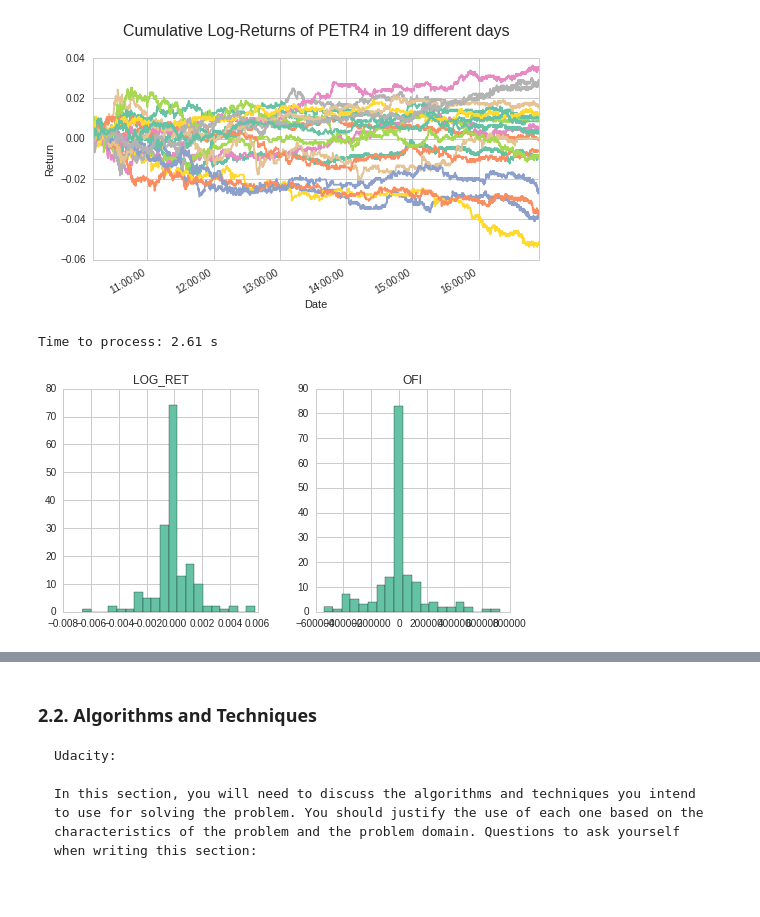
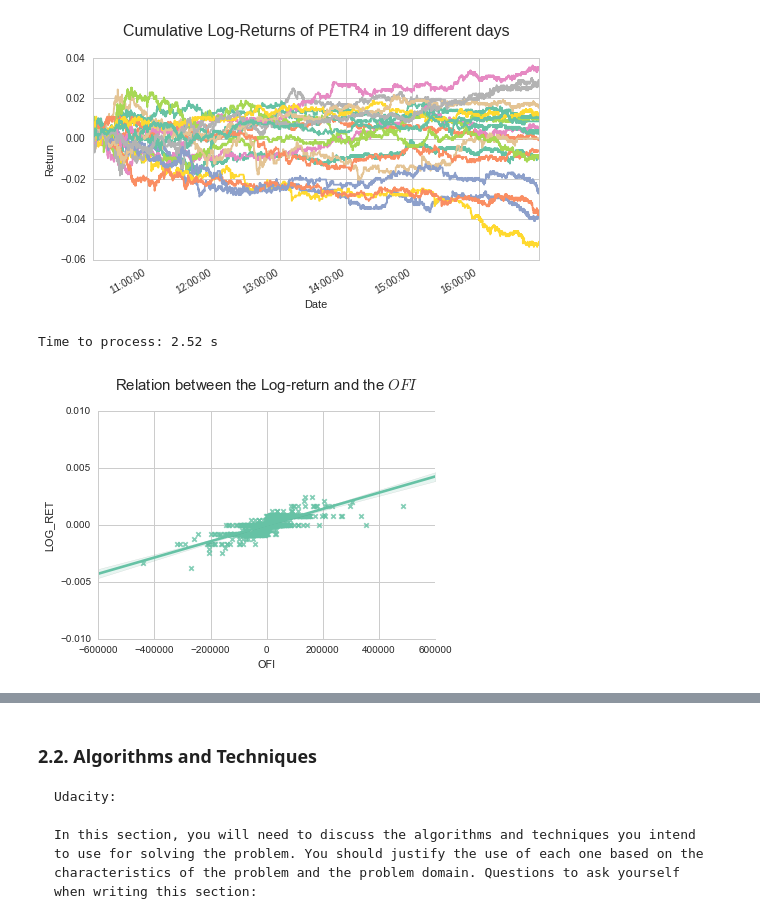
Before and after one commit to ucaiado/QLearning_Trading, a Jupyter notebook: learning_trade.ipynb, the cells around one changed output, grey strips where cells are left out. Saved outputs shown, nothing was run; the diff lists cells and outputs as text; code cells hidden in the pictures; blank space fills up the shorter version.

```diff
--- a/learning_trade.ipynb
+++ b/learning_trade.ipynb
@@ -207,6 +224,8 @@ def convert_float_to_time(f_time):
 import zipfile
 import csv
 import time
+import numpy as np
+
 f_start = time.time()
 s_fname = "data/petr4_0725_0818_2.zip"
 fw_out = open('data/ofi_petr.txt', 'w')
@@ -215,7 +234,7 @@ archive = zipfile.ZipFile(s_fname, 'r')
 f_total = 0.
 f_tot_rows = 0.
 d_best_price = {'BID': (0., 0.), 'ASK': (0., 0.)}
-f_min_time = 120.  # em segundos
+f_min_time = 10.  # em segundos
 
 # le cada arquivo dentro do arquivo zip (neste caso, ha apenas 1 arquivo)
 x = l_fnames[0]
@@ -265,12 +284,13 @@ for idx_row, row in enumerate(csv.DictReader(archive.open(x))):
 
 print 'Time to process: {:0.2f} s'.format(time.time() - f_start)
 # %% [output]
-Time to process: 2.61 s
+Time to process: 2.52 s
 # %%
 import pandas as pd
 df = pd.read_csv('data/ofi_petr.txt', sep='\t')
 df.drop('TIME', axis=1, inplace=True)
 df.dropna(inplace=True)
-ax = df[['OFI', 'LOG_RET']].hist(bins=20);
+ax = sns.lmplot(x="OFI", y="LOG_RET", data=df, markers=["x"], palette="Set2", size=4, aspect=1.5)
+ax.ax.set_title(u'Relation between the Log-return and the $OFI$\n', fontsize=15);
 # %% [output]
-[figure, old version]
+[figure, new version]
```
Also changed, not shown: parts of 11 cells of this notebook.
